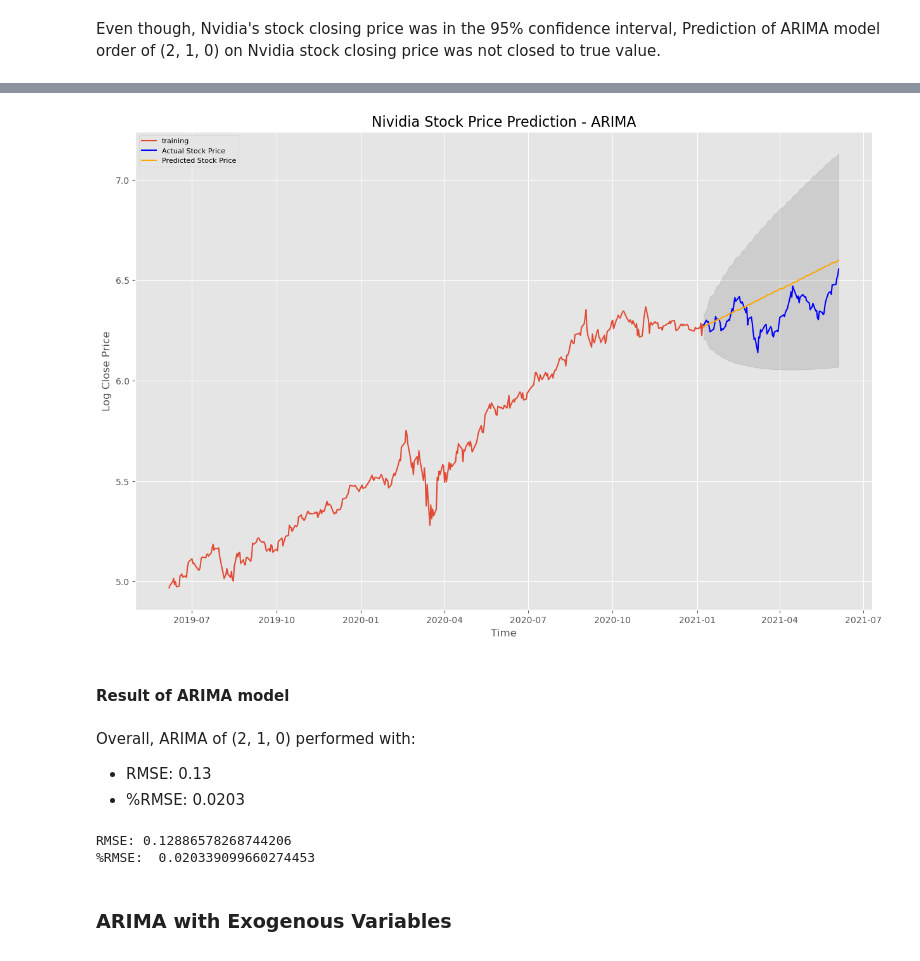
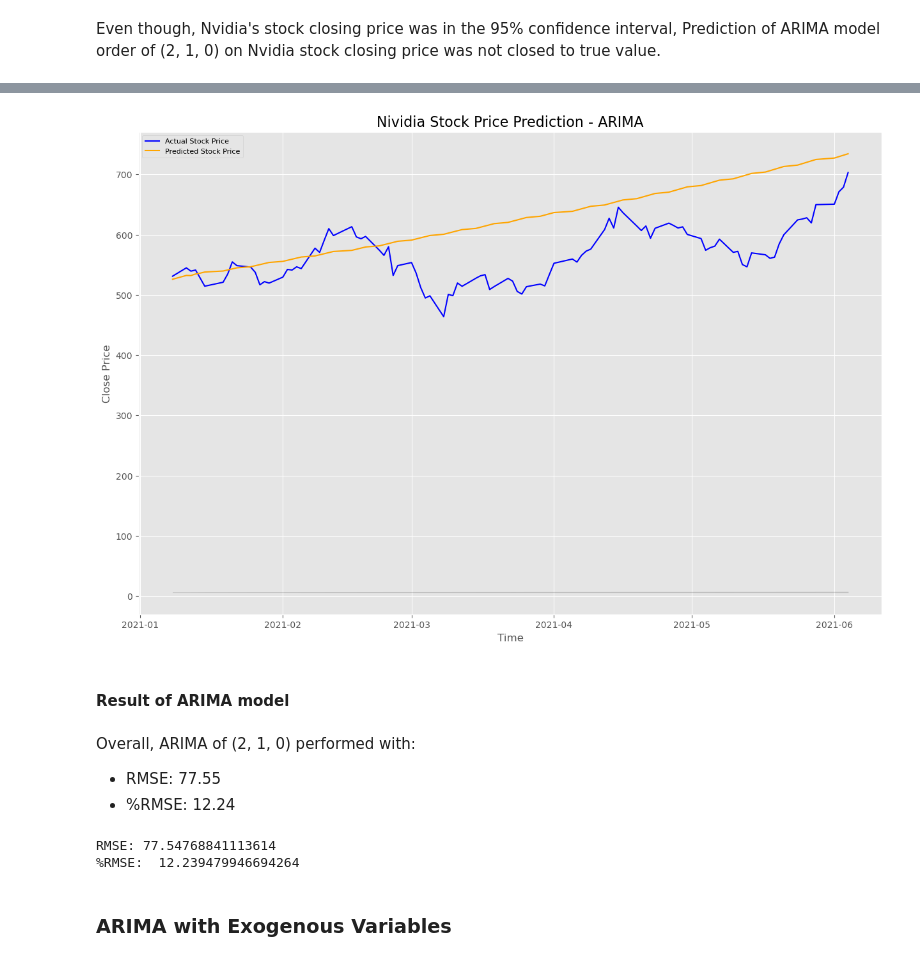
Before and after one commit to jayce7376/Nvidia_Stock_Prediction, a Jupyter notebook: Nvidia_Stock_Prediction.ipynb, the cells around one changed output, grey strips where cells are left out. Saved outputs shown, nothing was run; the diff lists cells and outputs as text; code cells hidden in the pictures.

```diff
--- a/Nvidia_Stock_Prediction.ipynb
+++ b/Nvidia_Stock_Prediction.ipynb
@@ -97,16 +104,16 @@ nvidia_trend.head()
+# %%
+# drop Adjusted Close price
+nvidia = nvidia.drop(columns='Adj Close')
 # %% [markdown]
 Calculate daily change from open to close price, and add previous day's daily_change column in nvidia dataframe
 # %%
 # calculate daily change and add column in nvidia dataframe
 nvidia['daily_change'] = (nvidia.Close - nvidia.Open) / nvidia.Open * 100
-
-# shift daily_change column to use previous day's daily change
-nvidia['daily_change'] = nvidia['daily_change'].shift(1)
 # %% [markdown]
 Add previous day's stock closing price in nvidia dataframe
 # %%
 # add previous day's AMD Stock closing price as a column in nvidia dataframe
-amd['previous_amd_close_price'] = amd['Close'].shift(1)
+amd['amd_close_price'] = amd['Close']
 amd.drop(columns=['Open', 'High', 'Low', 'Adj Close','Volume', 'Close'], inplace=True)
 nvidia = nvidia.merge(amd, on='Date', how='left')
 # %% [markdown]
@@ -146,3 +155,9 @@ nvidia = nvidia.set_index('Date')
+# %%
+# make dummy variable
+nvidia = pd.get_dummies(nvidia, prefix='future', drop_first=True)
+
+# make shifted nvidia dataframe
+shift_nvidia = nvidia.shift(1)
 # %% [markdown]
 ## 4. EDA
 # %% [markdown]
@@ -383,38 +399,39 @@ AR.2            5.2053           +0.0000j            5.2053            0.0000
 # %%
 # Forecast
 fc, se, conf = fitted.forecast(102, alpha=0.05)  # 95% confidence
 fc_series = pd.Series(fc, index=test_data.index)
+original_fc_series = np.exp(fc_series)
+original_test_data = np.exp(test_data)
 lower_series = pd.Series(conf[:, 0], index=test_data.index)
 upper_series = pd.Series(conf[:, 1], index=test_data.index)
 plt.figure(figsize=(15,10), dpi=100)
-plt.plot(train_data, label='training')
-plt.plot(test_data, color = 'blue', label='Actual Stock Price')
-plt.plot(fc_series, color = 'orange',label='Predicted Stock Price')
+plt.plot(original_test_data, color = 'blue', label='Actual Stock Price')
+plt.plot(original_fc_series, color = 'orange',label='Predicted Stock Price')
 plt.fill_between(lower_series.index, lower_series, upper_series,
                  color='k', alpha=.10)
 plt.title('Nividia Stock Price Prediction - ARIMA', fontsize=16)
 plt.xlabel('Time')
-plt.ylabel('Log Close Price')
+plt.ylabel('Close Price')
 plt.legend(loc='upper left', fontsize=8)
 plt.savefig('./images/ARIMA_prediction_result.png')
 plt.show()
 # %% [output]
-[figure, old version]
+[figure, new version]
 # %% [markdown]
 #### Result of ARIMA model
 # %% [markdown]
 Overall, ARIMA of (2, 1, 0) performed with:
- - RMSE: 0.13
- - %RMSE: 0.0203
+ - RMSE: 77.55
+ - %RMSE: 12.24
 # %%
-MSE = np.square(np.subtract(test_data,fc_series)).mean()
+MSE = np.square(np.subtract(original_test_data,original_fc_series)).mean()
 
 RMSE = math.sqrt(MSE)
 print(f'RMSE: {RMSE}')
 print("%RMSE: ", RMSE/test_data.mean())
 # %% [output]
-RMSE: 0.12886578268744206
-%RMSE:  0.020339099660274453
+RMSE: 77.54768841113614
+%RMSE:  12.239479946694264
 # %% [markdown]
 ### ARIMA with Exogenous Variables
 # %% [markdown]
```
Also changed, not shown: parts of 27 cells of this notebook, 4 other files.
